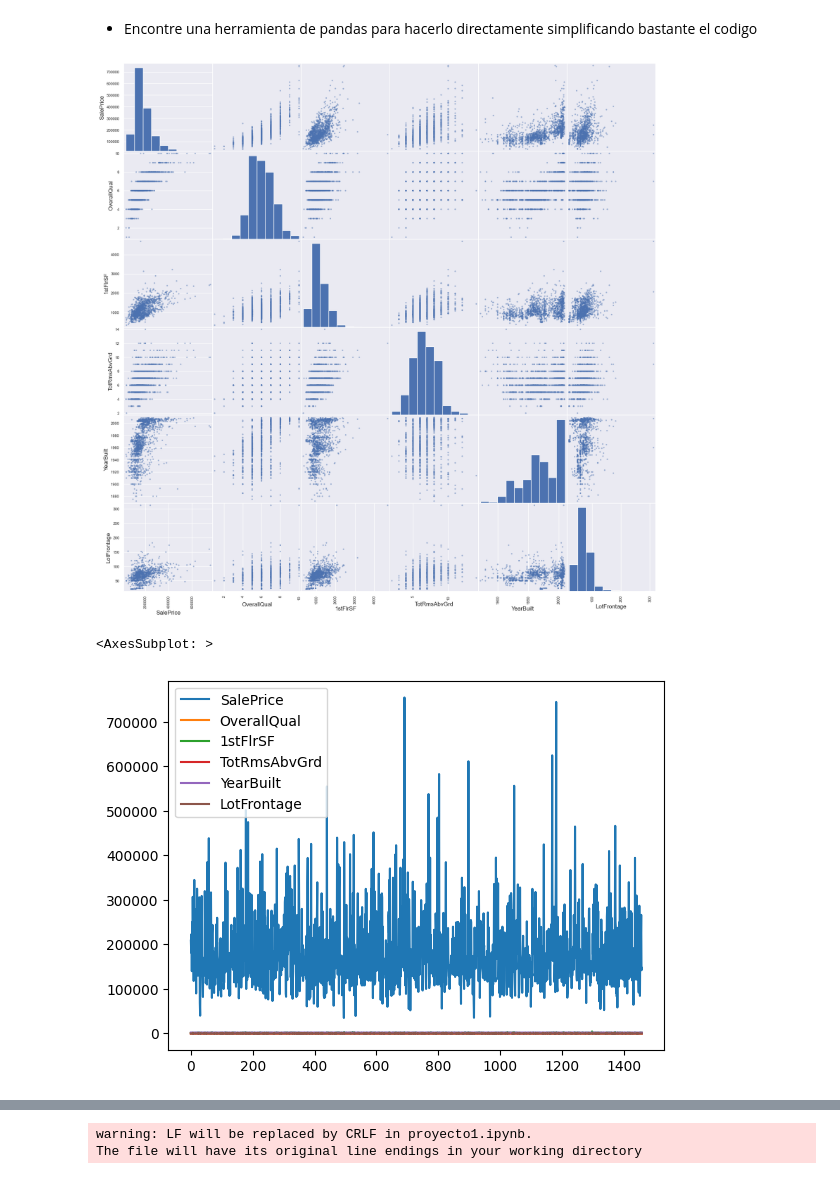
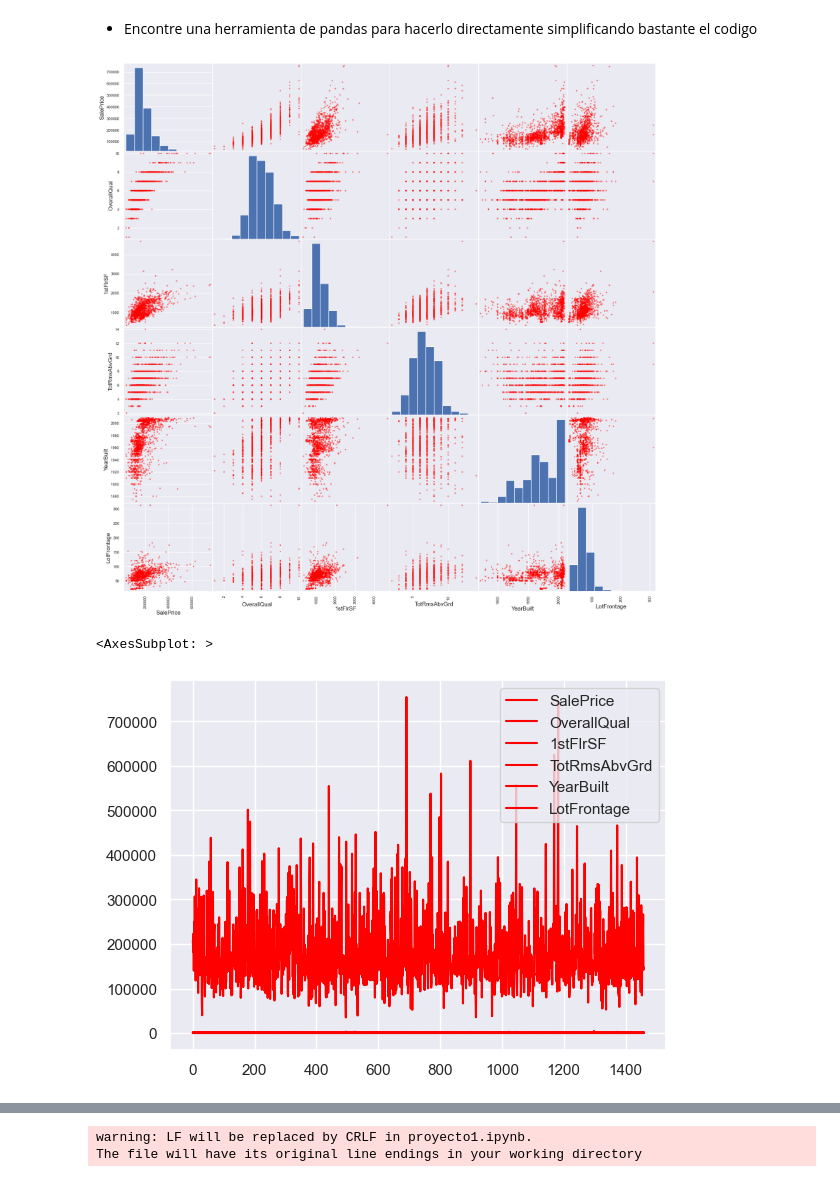
Before and after one commit to ronaldbailey/Proyecto-1---Regresi-n-con-Progra-, a Jupyter notebook: proyecto1.ipynb, the cells around one changed output, grey strips where cells are left out. Cells and saved outputs as stored; diff of their text form; code cells hidden in the pictures.

```diff
--- a/proyecto1.ipynb
+++ b/proyecto1.ipynb
@@ -675,17 +675,17 @@ plt.show()
 import pandas.plotting as pd_plot
 
 # Crear un gráfico de dispersión para todas las columnas contra todas las demás columnas
-pd_plot.scatter_matrix(data, figsize=(20, 20))
+pd_plot.scatter_matrix(data, figsize=(20, 20),color='red')
 
 # Mostrar el gráfico
 plt.show()
 # %% [output]
-[figure, old version]
+[figure, new version]
 # %%
-data.plot()
+data.plot(color='red')
 # %% [output]
 <AxesSubplot: >
-[figure, old version]
+[figure, new version]
 # %%
 data.columns
 
```
Also changed, not shown: parts of 3 cells of this notebook.
